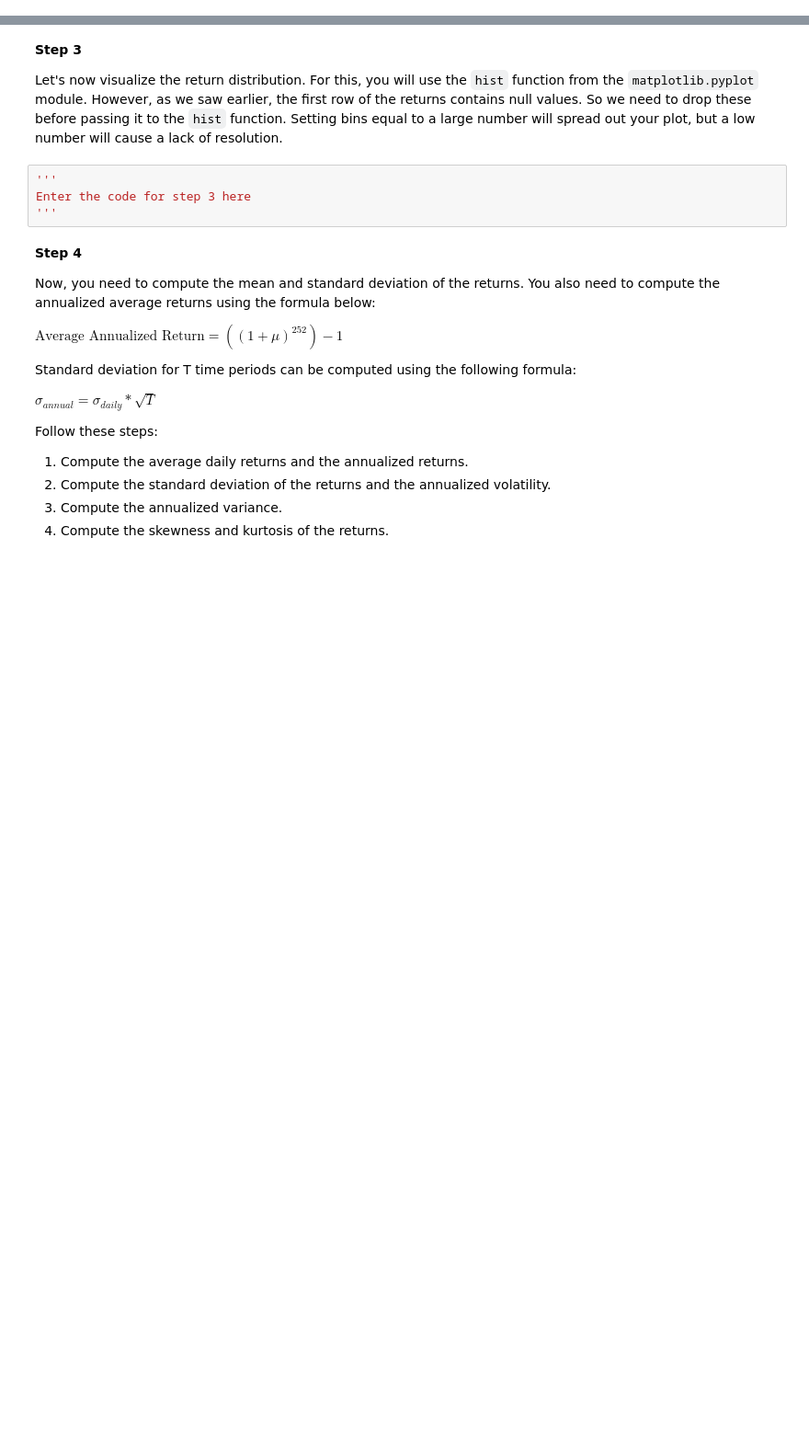
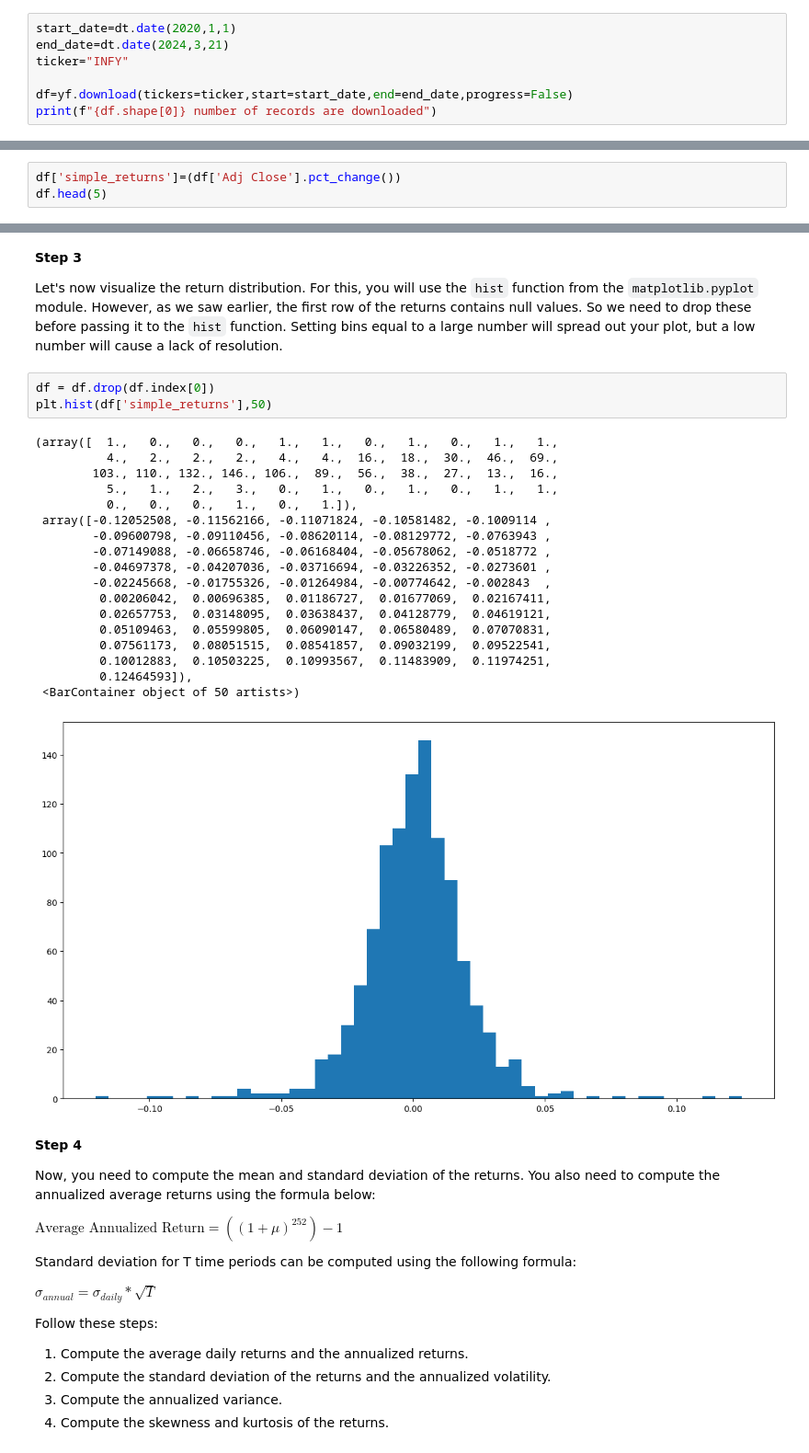
Before and after one commit to abhi647/Value-at-risk-Monte-Carlo, a Jupyter notebook: Monte-Carlo Simulations to compute VaR and Expected Shortfall-Files/EPAT_Guided_Mini_Project_01.ipynb, the cells around one changed output, grey strips where cells are left out. Shown at 92% size. Cells and saved outputs as stored; diff of their text form; blank space fills up the shorter version.

Commit message:
started

```diff
--- a/Monte-Carlo Simulations to compute VaR and Expected Shortfall-Files/EPAT_Guided_Mini_Project_01.ipynb
+++ b/Monte-Carlo Simulations to compute VaR and Expected Shortfall-Files/EPAT_Guided_Mini_Project_01.ipynb
@@ -96,0 +93,7 @@ Enter the code for step 1 here
+# %%
+start_date=dt.date(2020,1,1)
+end_date=dt.date(2024,3,21)
+ticker="INFY"
+
+df=yf.download(tickers=ticker,start=start_date,end=end_date,progress=False)
+print(f"{df.shape[0]} number of records are downloaded")
@@ -109,0 +111,3 @@ Enter the code for step 2 here
+# %%
+df['simple_returns']=(df['Adj Close'].pct_change())
+df.head(5)
@@ -116,10 +128,28 @@ You need to call the dot pct_change() method on the proper column.
 Let's now visualize the return distribution. For this, you will use the `hist` function from the `matplotlib.pyplot` module.
 However, as we saw earlier, the first row of the returns contains null values. So we need to drop these before passing it to the `hist` function.
 Setting bins equal to a large number will spread out your plot, but a low number will cause a lack of resolution.
-# %%
-'''
-Enter the code for step 3 here
-'''
+# %%
+df = df.drop(df.index[0])
+plt.hist(df['simple_returns'],50)
+# %% [output]
+(array([  1.,   0.,   0.,   0.,   1.,   1.,   0.,   1.,   0.,   1.,   1.,
+          4.,   2.,   2.,   2.,   4.,   4.,  16.,  18.,  30.,  46.,  69.,
+        103., 110., 132., 146., 106.,  89.,  56.,  38.,  27.,  13.,  16.,
+          5.,   1.,   2.,   3.,   0.,   1.,   0.,   1.,   0.,   1.,   1.,
+          0.,   0.,   0.,   1.,   0.,   1.]),
+ array([-0.12052508, -0.11562166, -0.11071824, -0.10581482, -0.1009114 ,
+        -0.09600798, -0.09110456, -0.08620114, -0.08129772, -0.0763943 ,
+        -0.07149088, -0.06658746, -0.06168404, -0.05678062, -0.0518772 ,
+        -0.04697378, -0.04207036, -0.03716694, -0.03226352, -0.0273601 ,
+        -0.02245668, -0.01755326, -0.01264984, -0.00774642, -0.002843  ,
+         0.00206042,  0.00696385,  0.01186727,  0.01677069,  0.02167411,
+         0.02657753,  0.03148095,  0.03638437,  0.04128779,  0.04619121,
+         0.05109463,  0.05599805,  0.06090147,  0.06580489,  0.07070831,
+         0.07561173,  0.08051515,  0.08541857,  0.09032199,  0.09522541,
+         0.10012883,  0.10503225,  0.10993567,  0.11483909,  0.11974251,
+         0.12464593]),
+ <BarContainer object of 50 artists>)
+[figure, added]
 # %% [markdown]
 **Step 4**
 
```
Also changed, not shown: parts of 6 cells of this notebook.
